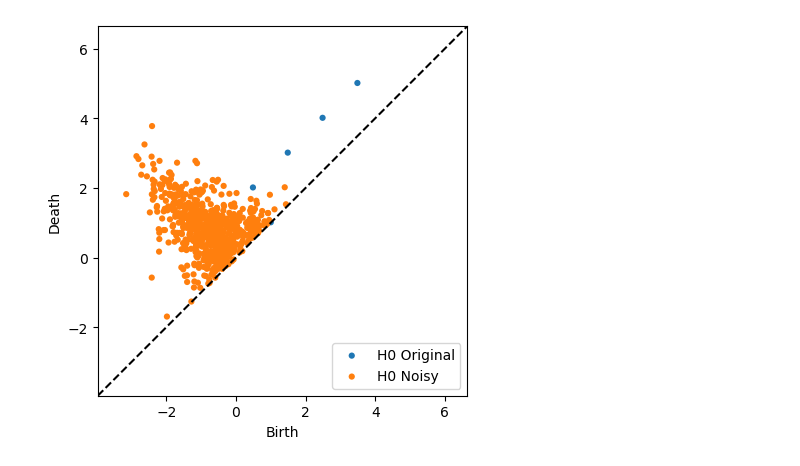
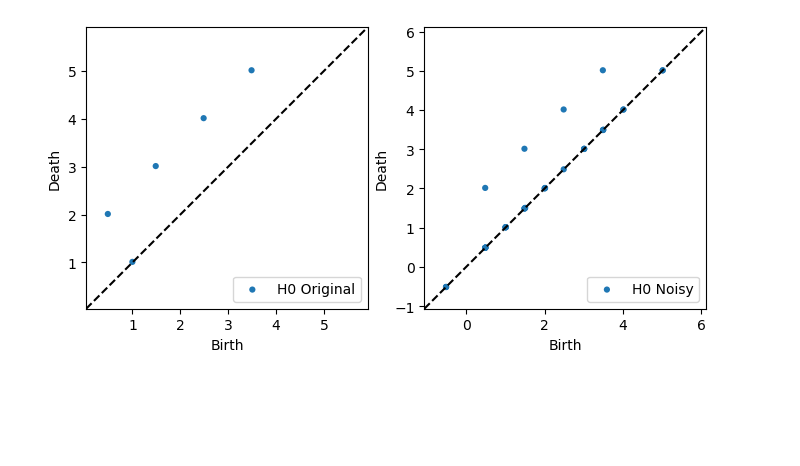
Before and after one commit to cosmic-hi-5/astropology, a Jupyter notebook: explore/distance.ipynb, the cells around one changed output. Cells and saved outputs as stored; diff of their text form; code cells hidden in the pictures; blank space fills up the shorter version.

```diff
--- a/explore/distance.ipynb
+++ b/explore/distance.ipynb
@@ -45,10 +50,14 @@ for noisy_serie in noisy_series:
     pdgms.append(pdgm_b)
     w_distances.append(wasserstein_distance(pdgm_a, pdgm_b))
     b_distances.append(bottleneck_distance(pdgm_a, pdgm_b))
-# %%
-plot_diagrams([pdgm_a, pdgms[-1]], labels = ['H0 Original', 'H0 Noisy'])
-# %% [output]
-[figure, removed]
+# %%
+plt.figure(figsize=(8, 4))
+plt.subplot(121)
+plot_diagrams(pdgm_a, labels = ['H0 Original'])
+plt.subplot(122)
+plot_diagrams(pdgms[0], labels = ['H0 Noisy'])
+# %% [output]
+[figure, added]
 # %%
 fig, ax = plt.subplots()
 ax.set_xscale('log')
```
Also changed, not shown: parts of 3 cells of this notebook.
